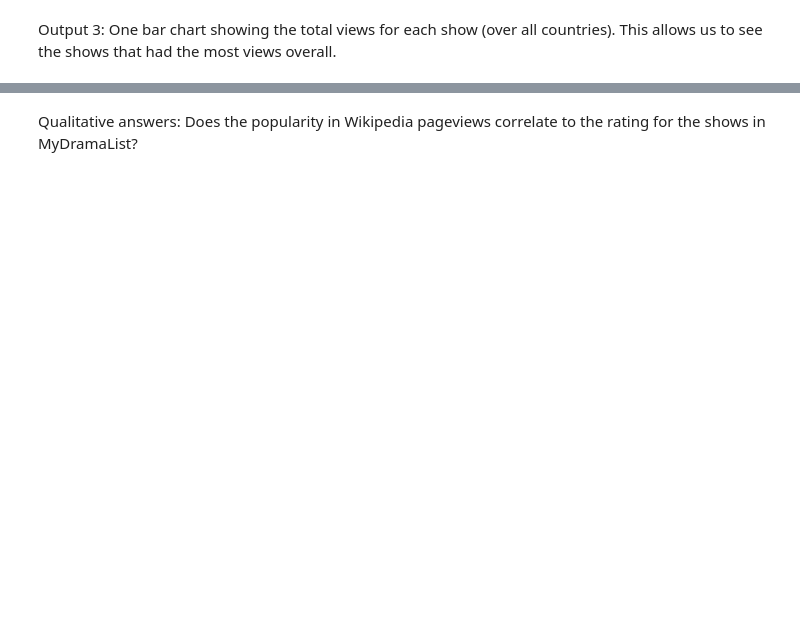
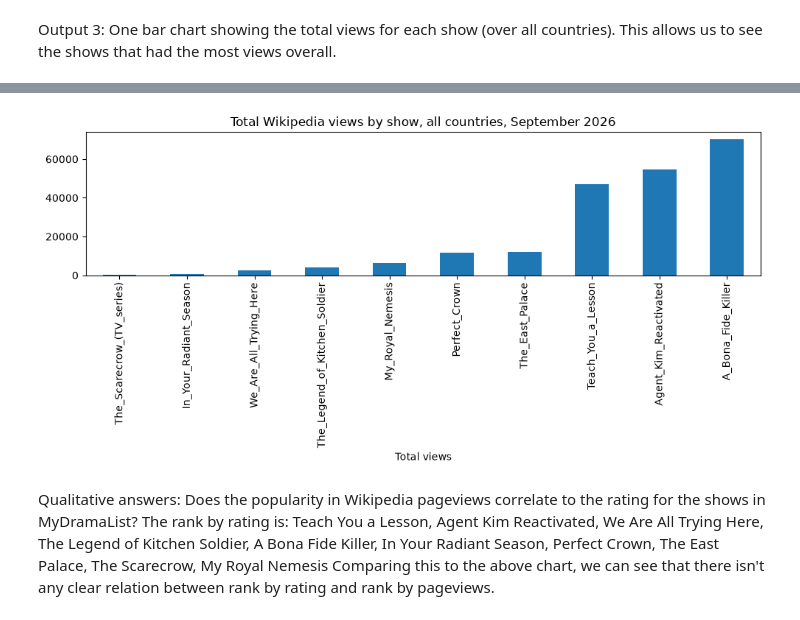
Before and after one commit to annabelyao124/week5-wed, a Jupyter notebook: week5-wed-notebook.ipynb, the cells around one changed output, grey strips where cells are left out. Saved outputs shown, nothing was run; the diff lists cells and outputs as text; code cells hidden in the pictures; blank space fills up the shorter version.

```diff
--- a/week5-wed-notebook.ipynb
+++ b/week5-wed-notebook.ipynb
@@ -517,2 +533,5 @@ Output 2: One bar chart showing the total views of these pages by country (sorte
 # %% [markdown]
 Output 3: One bar chart showing the total views for each show (over all countries). This allows us to see the shows that had the most views overall.
+# %%
+show_totals = september.groupby("article")["views"].sum().sort_values(ascending=False)
+show_totals
@@ -519,2 +551,14 @@ Output 3: One bar chart showing the total views for each show (over all countrie
+# %%
+plt.figure(figsize=(10, 5))
+show_totals.sort_values().plot(kind="bar")
+plt.title("Total Wikipedia views by show, all countries, September 2026")
+plt.xlabel("Total views")
+plt.ylabel("")
+plt.tight_layout()
+plt.show()
+# %% [output]
+[figure, added]
 # %% [markdown]
 Qualitative answers: Does the popularity in Wikipedia pageviews correlate to the rating for the shows in MyDramaList?
+The rank by rating is: Teach You a Lesson, Agent Kim Reactivated, We Are All Trying Here, The Legend of Kitchen Soldier, A Bona Fide Killer, In Your Radiant Season, Perfect Crown, The East Palace, The Scarecrow, My Royal Nemesis
+Comparing this to the above chart, we can see that there isn't any clear relation between rank by rating and rank by pageviews.
```
Also changed, not shown: parts of 3 cells of this notebook.
